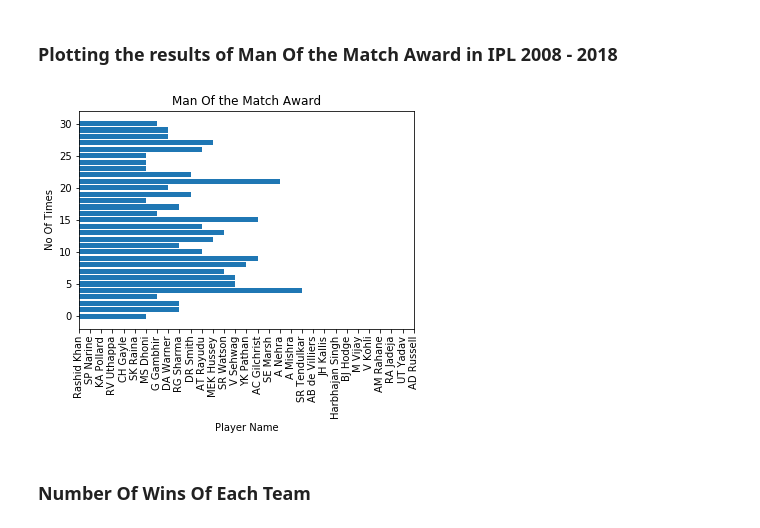
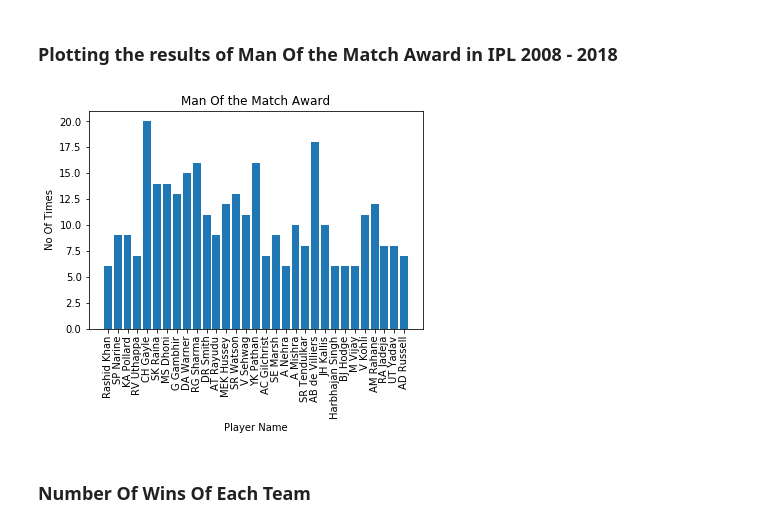
Before and after one commit to srimani-programmer/IPL-Analysis, a Jupyter notebook: IPL 2008 - 2018 Analysis.ipynb, the cells around one changed output. Cells and saved outputs as stored; diff of their text form; code cells hidden in the pictures.

```diff
--- a/IPL 2008 - 2018 Analysis.ipynb
+++ b/IPL 2008 - 2018 Analysis.ipynb
@@ -113,21 +113,21 @@ L Ngidi got 1 time Man of the Match Award.
 # %%
 player_names = list(player_of_match.keys())
 number_of_times = list(player_of_match.values())
 manOfTheMatch = dict()
 
 for Name,value in player_of_match.items():
     if value >= 6:
         manOfTheMatch[Name] = value
 # Plotting the Graph
 
-plt.barh(range(len(manOfTheMatch)), list(manOfTheMatch.values()))
+plt.bar(range(len(manOfTheMatch)), manOfTheMatch.values())
 plt.xticks(range(len(manOfTheMatch)), list(manOfTheMatch.keys()), rotation='vertical')
 plt.xlabel('Player Name')
 plt.ylabel('No Of Times')
 plt.title('Man Of the Match Award')
 plt.show()
 # %% [output]
-[figure, old version]
+[figure, new version]
 # %% [markdown]
 ### Number Of Wins Of Each Team
 # %%
```
Also changed, not shown: parts of 1 cell of this notebook.
